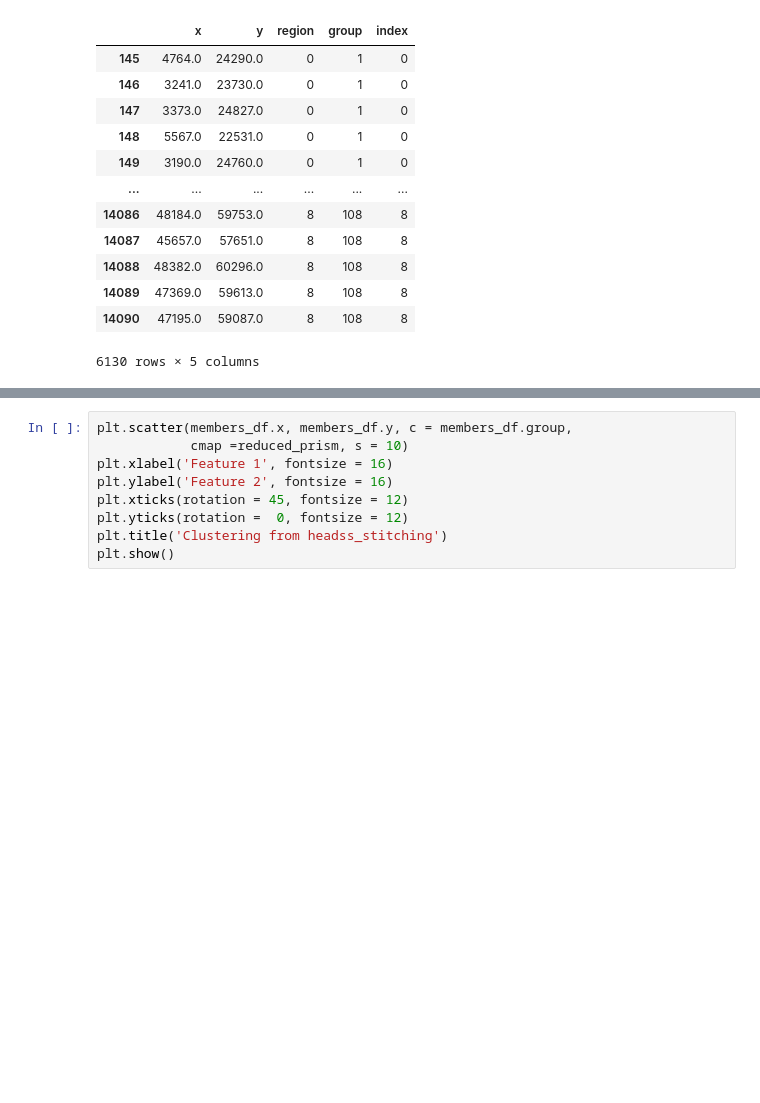
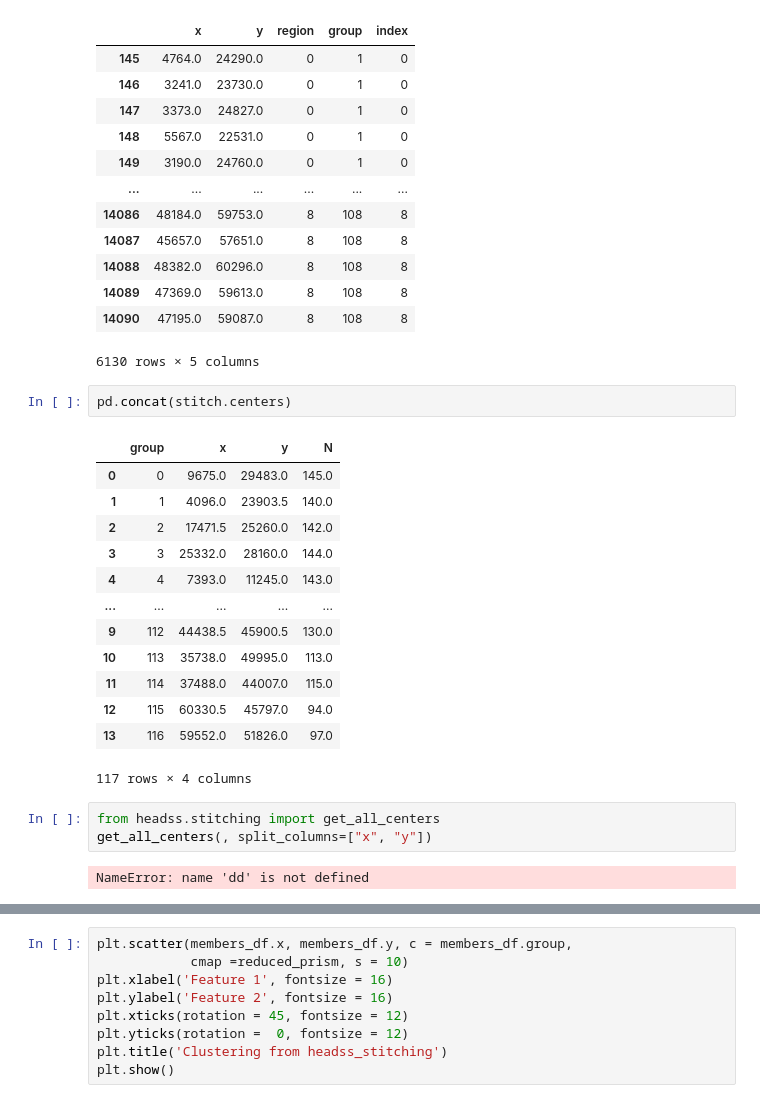
Before and after one commit to simonharnqvist/HEADSS2, a Jupyter notebook: code/train.ipynb, the cells around one changed output, grey strips where cells are left out. Drawn from its saved outputs; the diff is of its cells as text; blank space fills up the shorter version.

Commit message:
test for stitching format

```diff
--- a/code/train.ipynb
+++ b/code/train.ipynb
@@ -471,3 +469,24 @@ members_df
 | 14089 | 47369.0 | 59613.0 | 8 | 108 | 8 |
 | 14090 | 47195.0 | 59087.0 | 8 | 108 | 8 |
 6130 rows × 5 columns
+# %%
+pd.concat(stitch.centers)
+# %% [output]
+|  | group | x | y | N |
+| 0 | 0 | 9675.0 | 29483.0 | 145.0 |
+| 1 | 1 | 4096.0 | 23903.5 | 140.0 |
+| 2 | 2 | 17471.5 | 25260.0 | 142.0 |
+| 3 | 3 | 25332.0 | 28160.0 | 144.0 |
+| 4 | 4 | 7393.0 | 11245.0 | 143.0 |
+| ... | ... | ... | ... | ... |
+| 9 | 112 | 44438.5 | 45900.5 | 130.0 |
+| 10 | 113 | 35738.0 | 49995.0 | 113.0 |
+| 11 | 114 | 37488.0 | 44007.0 | 115.0 |
+| 12 | 115 | 60330.5 | 45797.0 | 94.0 |
+| 13 | 116 | 59552.0 | 51826.0 | 97.0 |
+117 rows × 4 columns
+# %%
+from headss.stitching import get_all_centers
+get_all_centers(, split_columns=["x", "y"])
+# %% [output]
+NameError: name 'dd' is not defined
```
Also changed, not shown: parts of 5 cells of this notebook, 7 other files.
